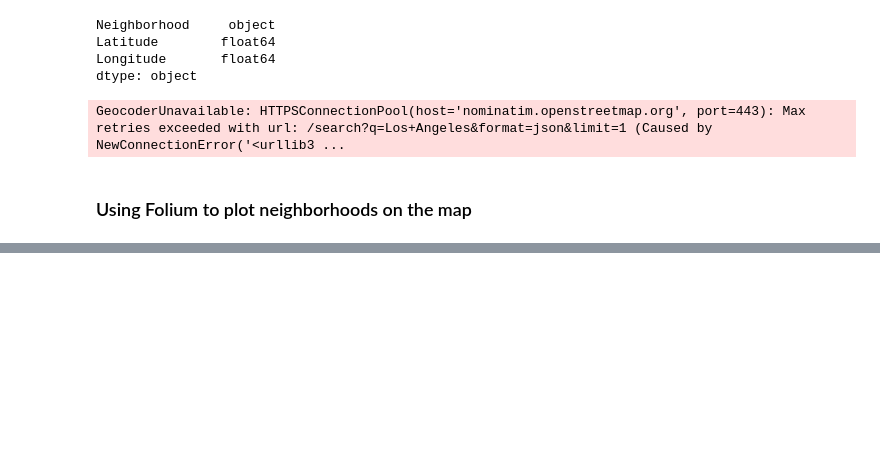
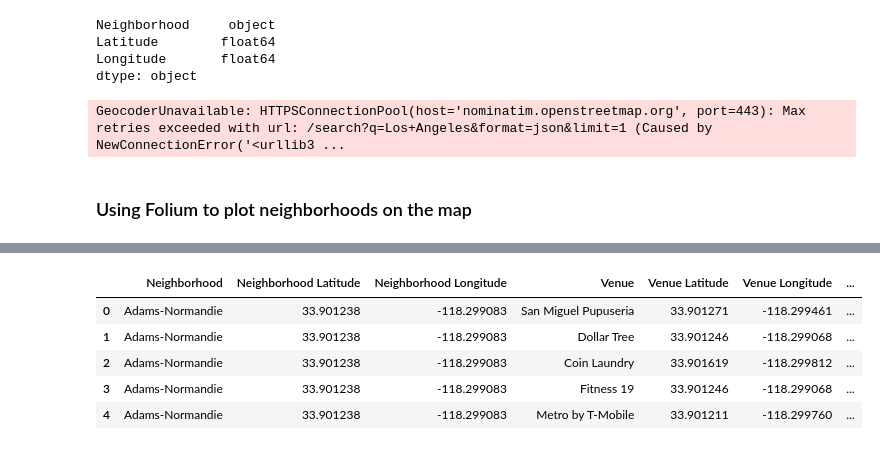
Before and after one commit to KinareAditya/Neighborhood-Analysis-for-new-restaurant, a Jupyter notebook: neighborhoodpredictions.ipynb, the cells around one changed output, grey strips where cells are left out. Drawn from its saved outputs; the diff is of its cells as text; code cells hidden in the pictures; blank space fills up the shorter version.

```diff
--- a/neighborhoodpredictions.ipynb
+++ b/neighborhoodpredictions.ipynb
@@ -250,3 +250,19 @@ def getNearbyVenues(neighborhoods, latitudes, longitudes, category=None, radius=
     ]
 
     return venues_data
+# %%
+venues_df = getNearbyVenues(
+    neighborhoods=la_df['Neighborhood'],
+    latitudes=la_df['Latitude'],
+    longitudes=la_df['Longitude'],
+)
+# %%
+venues_df.drop_duplicates(keep="first", inplace=True)
+venues_df.head()
+# %% [output]
+|  | Neighborhood | Neighborhood Latitude | Neighborhood Longitude | Venue | Venue Latitude | Venue Longitude | ... |
+| 0 | Adams-Normandie | 33.901238 | -118.299083 | San Miguel Pupuseria | 33.901271 | -118.299461 | ... |
+| 1 | Adams-Normandie | 33.901238 | -118.299083 | Dollar Tree | 33.901246 | -118.299068 | ... |
+| 2 | Adams-Normandie | 33.901238 | -118.299083 | Coin Laundry | 33.901619 | -118.299812 | ... |
+| 3 | Adams-Normandie | 33.901238 | -118.299083 | Fitness 19 | 33.901246 | -118.299068 | ... |
+| 4 | Adams-Normandie | 33.901238 | -118.299083 | Metro by T-Mobile | 33.901211 | -118.299760 | ... |
```
